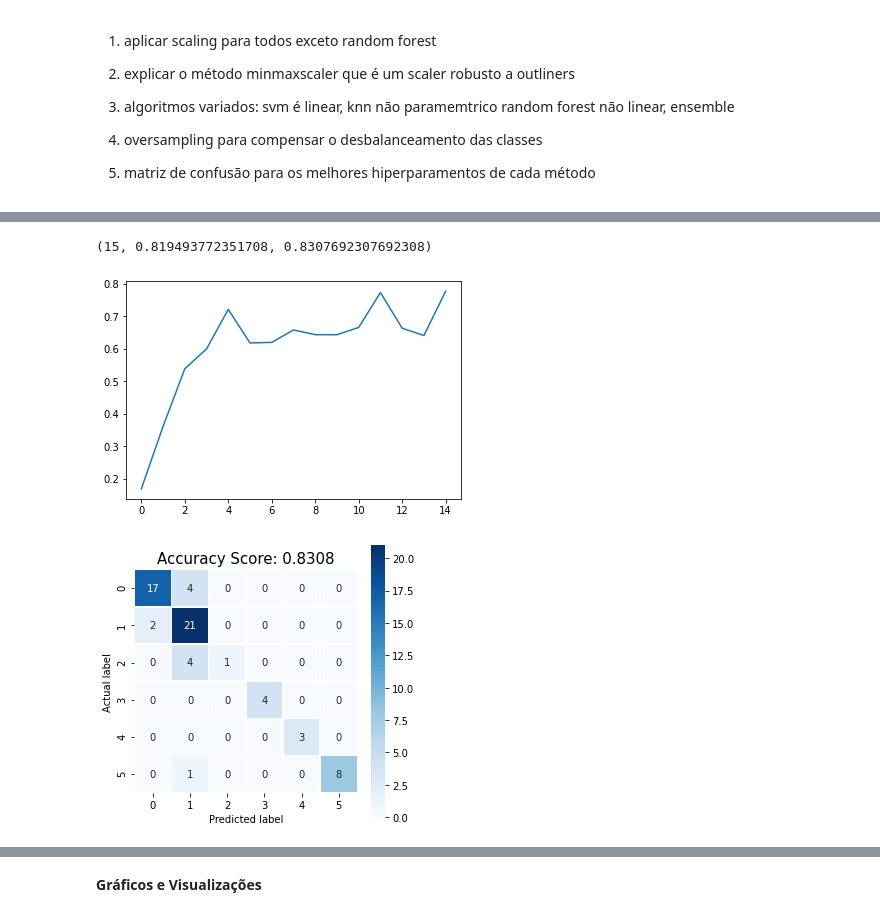
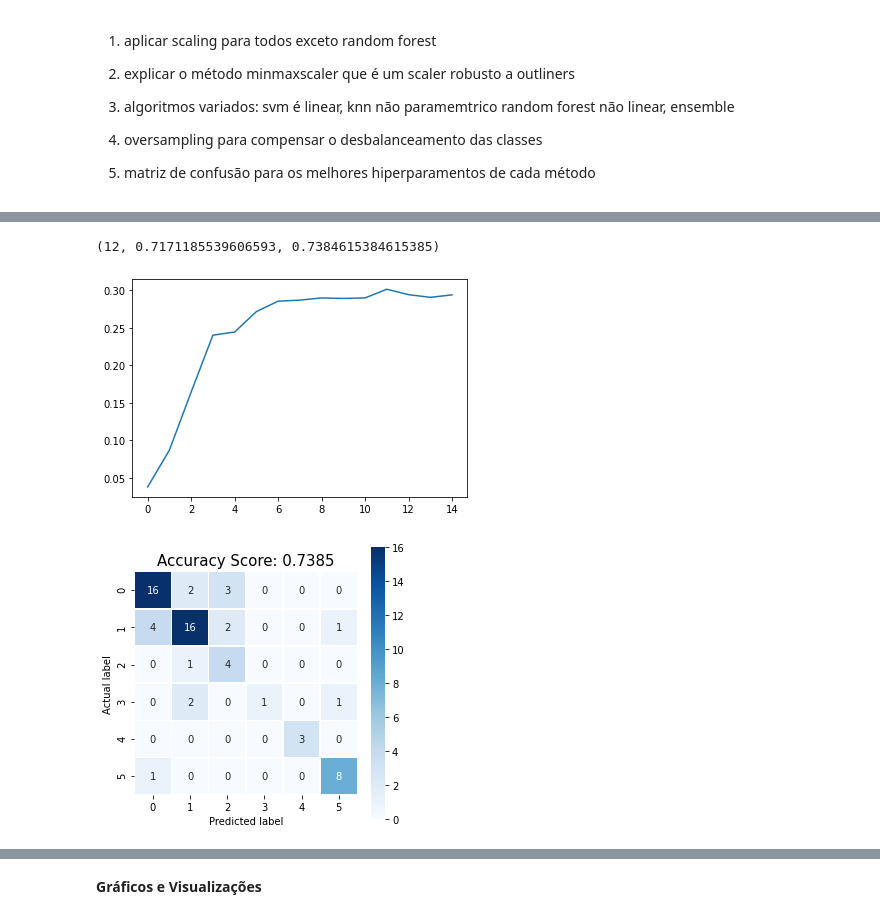
Before and after one commit to marinacer/IA048, a Jupyter notebook: glass.ipynb, the cells around one changed output, grey strips where cells are left out. Cells and saved outputs as stored; diff of their text form; code cells hidden in the pictures.

```diff
--- a/glass.ipynb
+++ b/glass.ipynb
@@ -50,14 +59,22 @@ df.head()
+# %%
+# divide o df em X e y já subdividos em treino e teste
+Xtest = dftest.drop('Type',axis = 1)
+ytest = dftest.Type
+
+Xtrain = dftrain_over.drop('Type',axis = 1)
+ytrain = dftrain_over.Type
 # %%
 # label encoding. necessário para corrigir um erro do dataset na nomenclatura das classes
 label = preprocessing.LabelEncoder()
-label.fit(y)
-y_label = label.transform(y)
+label.fit(ytrain)
+ytrain = label.transform(ytrain)
+
+label.fit(ytest)
+ytest = label.transform(ytest)
-# %%
-Xtrain, Xtest, ytrain, ytest = train_test_split(X, y_label, test_size = 0.30, stratify = y)
 # %%
-# processo de scaling do X com MinMaxScaler que é um método robusto, bom para outliers
+# scaling com o fit no dado de treino já com oversampling e transform do dados de teste
 from sklearn.preprocessing import RobustScaler,MinMaxScaler
-scale = MinMaxScaler()
+scale = RobustScaler()
 
 Xtrain_scaled = scale.fit_transform(Xtrain)
 Xtest_scaled = scale.transform(Xtest)
@@ -126,7 +131,7 @@ fit_random_forest(15,Xtrain,ytrain,Xtest,ytest)
 # %%
-# com oversampling
-fit_random_forest(15,Xtrain_over,ytrain_over,Xtest,ytest)
+# scaling
+fit_random_forest(15,Xtrain_scaled,ytrain,Xtest_scaled,ytest)
 # %% [output]
-(15, 0.819493772351708, 0.8307692307692308)
+(12, 0.7171185539606593, 0.7384615384615385)
-[figure, old version]
+[figure, new version]
-[figure, old version]
+[figure, new version]
```
Also changed, not shown: parts of 22 cells of this notebook.
